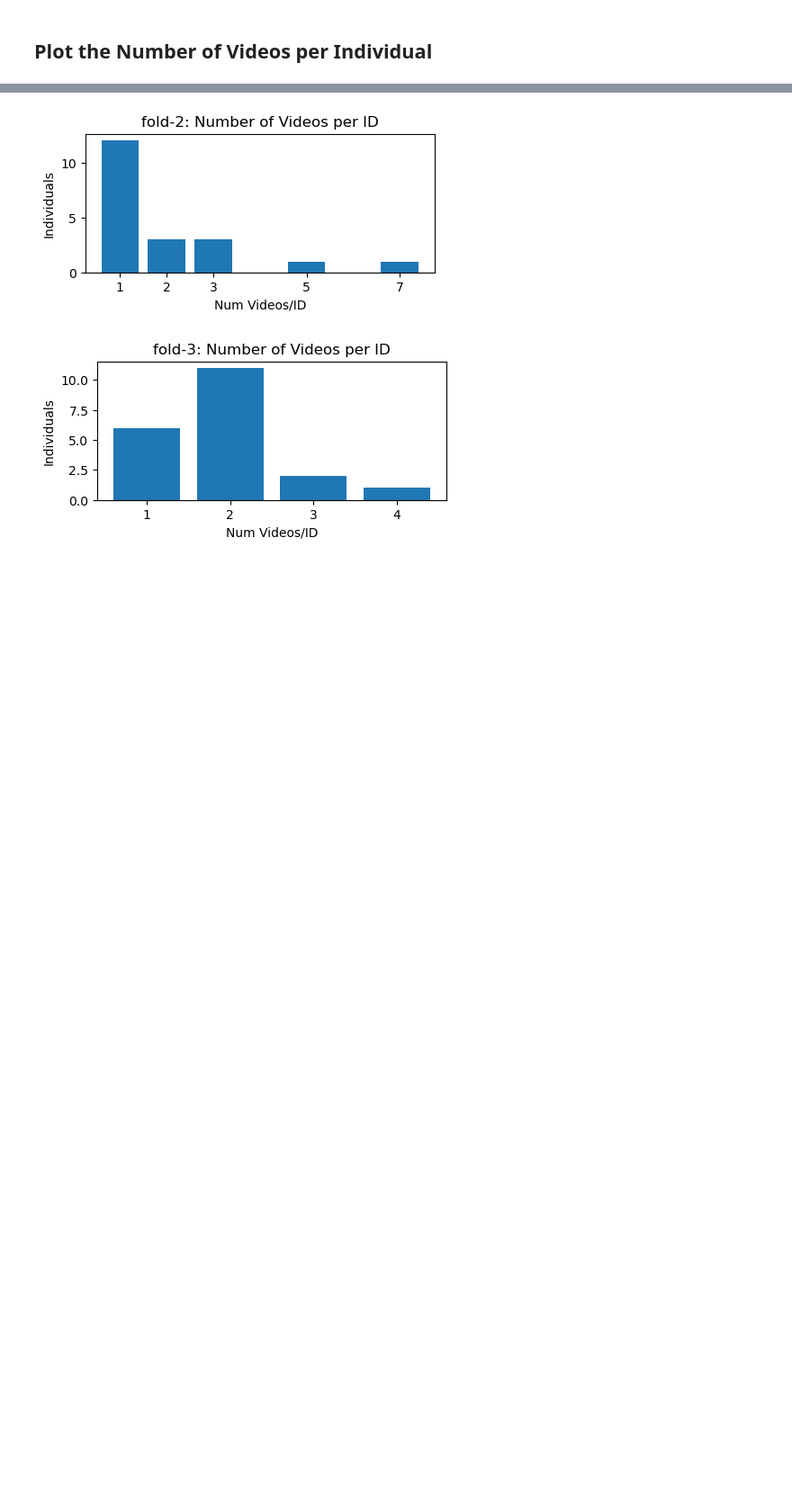
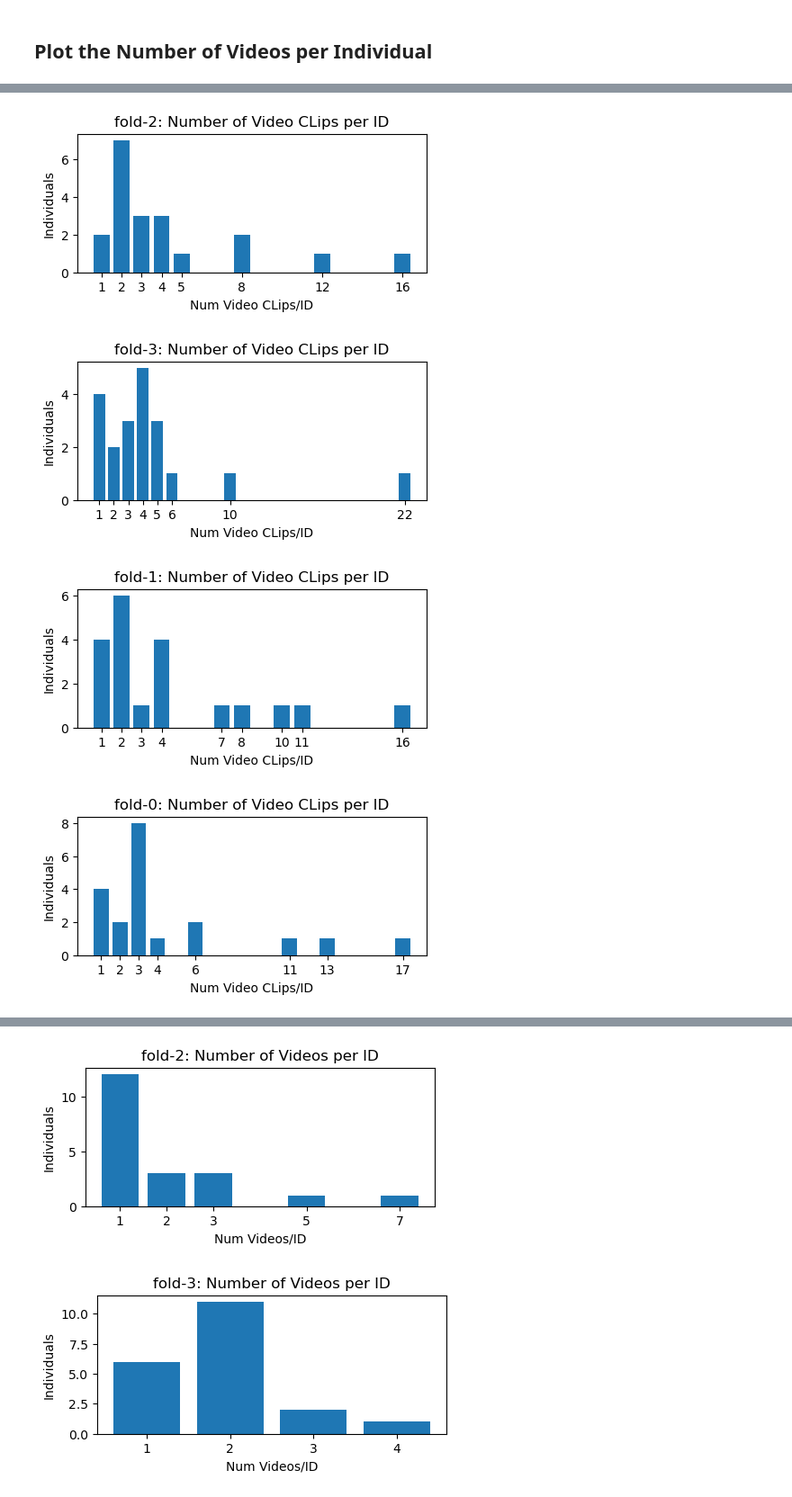
Before and after one commit to liamvdv/gorillatracker, a Jupyter notebook: notebooks/dataset_stats.ipynb, the cells around one changed output, grey strips where cells are left out. Shown at 90% size. Cells and saved outputs as stored; diff of their text form; code cells hidden in the pictures; blank space fills up the shorter version.

```diff
--- a/notebooks/dataset_stats.ipynb
+++ b/notebooks/dataset_stats.ipynb
@@ -108,0 +135,17 @@ fold-3:
+# %%
+for i, d in enumerate(dirs):
+    unique_videos = df[i].drop_duplicates(subset=["GROUP", "ID", "CAM", "DATE", "CLIP_ID"])
+    videos_per_id = unique_videos.groupby(["GROUP", "ID"]).size()
+    video_count_distribution = videos_per_id.value_counts().sort_index()
+    plt.figure(figsize=(5, 2))
+    plt.bar(video_count_distribution.index, video_count_distribution.values)
+    plt.xlabel("Num Video CLips/ID")
+    plt.ylabel("Individuals")
+    plt.title(f"{d}: Number of Video CLips per ID")
+    plt.xticks(video_count_distribution.index)
+    plt.show()
+# %% [output]
+[figure, added]
+[figure, added]
+[figure, added]
+[figure, added]
```
Also changed, not shown: parts of 25 cells of this notebook, 5 other files.
